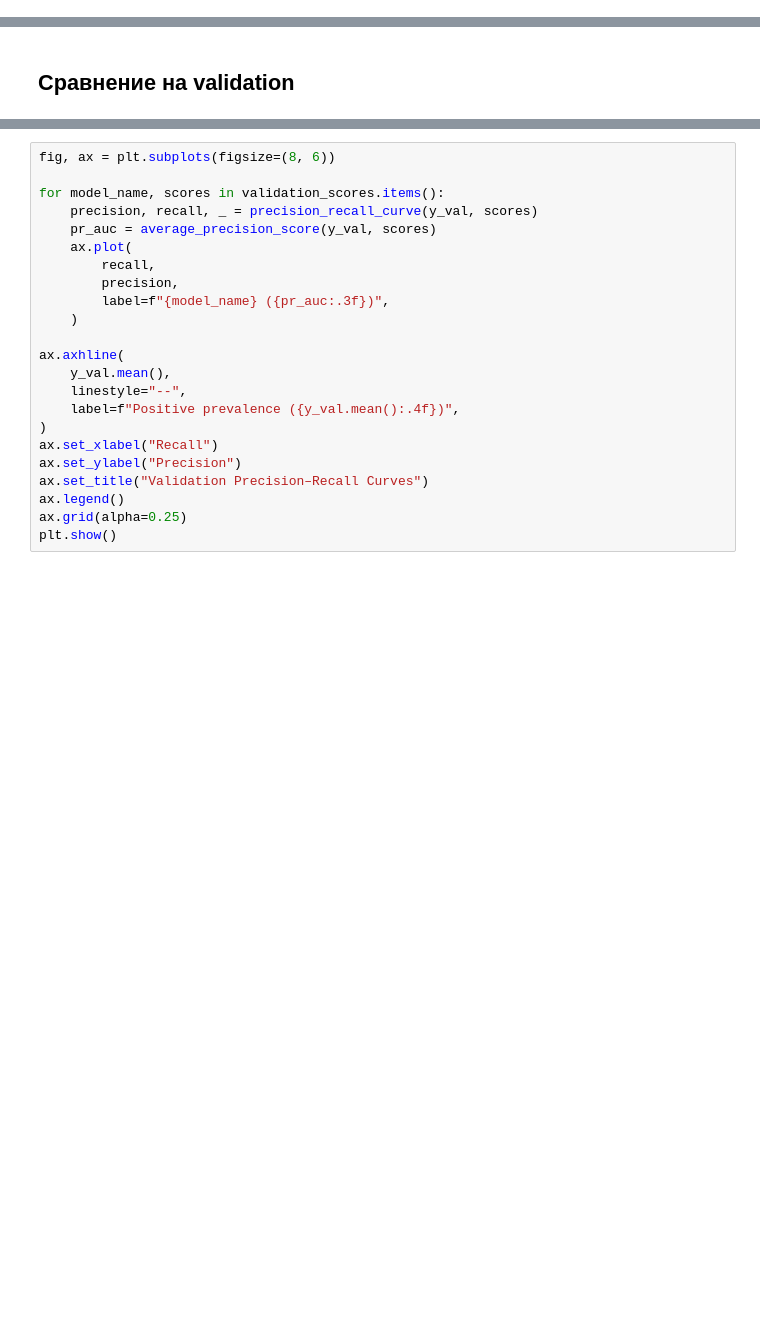
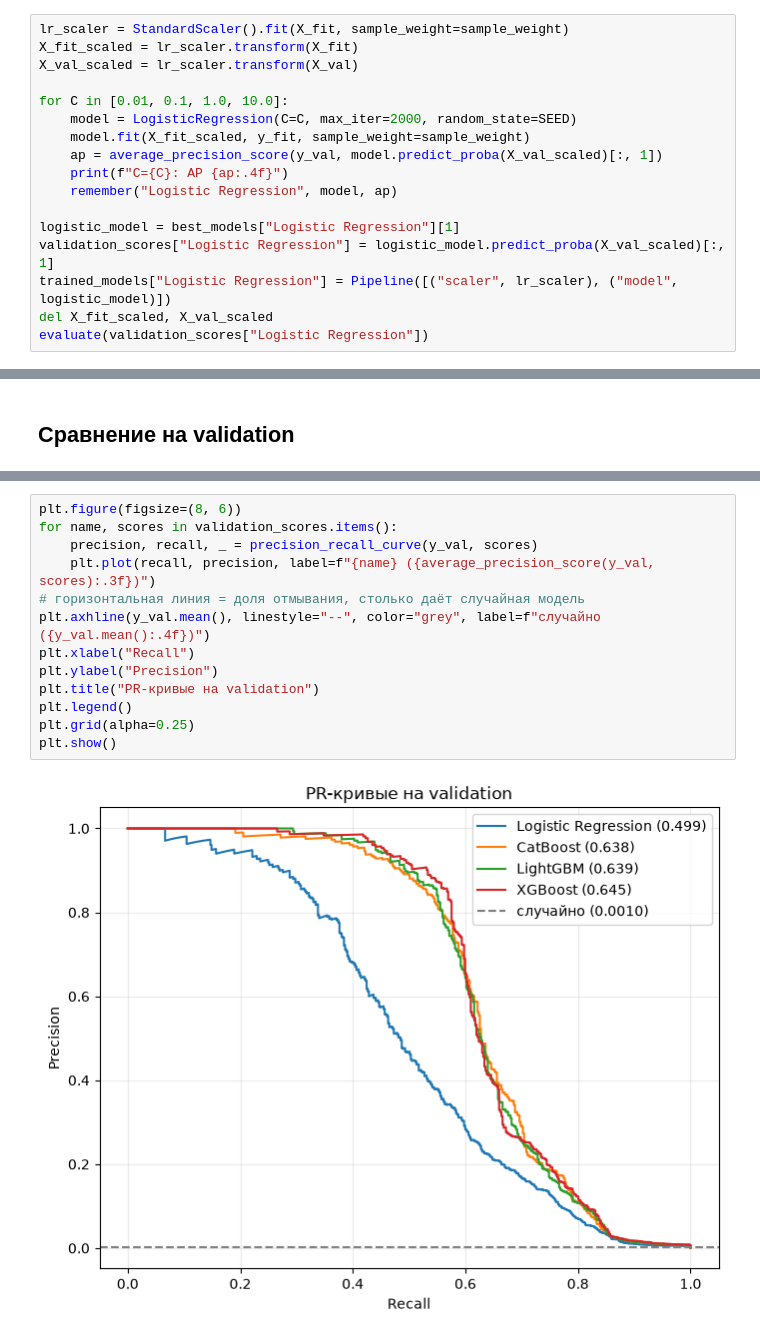
Before and after one commit to WSL-AI/AML, a Jupyter notebook: notebooks/03_training.ipynb, the cells around one changed output, grey strips where cells are left out. Cells and saved outputs as stored; diff of their text form; blank space fills up the shorter version.

```diff
--- a/notebooks/03_training.ipynb
+++ b/notebooks/03_training.ipynb
@@ -469,0 +116,17 @@ ranking_metrics(y_val, validation_scores["XGBoost"])
+# %%
+lr_scaler = StandardScaler().fit(X_fit, sample_weight=sample_weight)
+X_fit_scaled = lr_scaler.transform(X_fit)
+X_val_scaled = lr_scaler.transform(X_val)
+
+for C in [0.01, 0.1, 1.0, 10.0]:
+    model = LogisticRegression(C=C, max_iter=2000, random_state=SEED)
+    model.fit(X_fit_scaled, y_fit, sample_weight=sample_weight)
+    ap = average_precision_score(y_val, model.predict_proba(X_val_scaled)[:, 1])
+    print(f"C={C}: AP {ap:.4f}")
+    remember("Logistic Regression", model, ap)
+
+logistic_model = best_models["Logistic Regression"][1]
+validation_scores["Logistic Regression"] = logistic_model.predict_proba(X_val_scaled)[:, 1]
+trained_models["Logistic Regression"] = Pipeline([("scaler", lr_scaler), ("model", logistic_model)])
+del X_fit_scaled, X_val_scaled
+evaluate(validation_scores["Logistic Regression"])
@@ -484,23 +323,15 @@ validation_results.style.format("{:.4f}")
 # %%
-fig, ax = plt.subplots(figsize=(8, 6))
-
-for model_name, scores in validation_scores.items():
+plt.figure(figsize=(8, 6))
+for name, scores in validation_scores.items():
     precision, recall, _ = precision_recall_curve(y_val, scores)
-    pr_auc = average_precision_score(y_val, scores)
-    ax.plot(
-        recall,
-        precision,
-        label=f"{model_name} ({pr_auc:.3f})",
-    )
-
-ax.axhline(
-    y_val.mean(),
-    linestyle="--",
-    label=f"Positive prevalence ({y_val.mean():.4f})",
-)
-ax.set_xlabel("Recall")
-ax.set_ylabel("Precision")
-ax.set_title("Validation Precision–Recall Curves")
-ax.legend()
-ax.grid(alpha=0.25)
+    plt.plot(recall, precision, label=f"{name} ({average_precision_score(y_val, scores):.3f})")
+# горизонтальная линия = доля отмывания, столько даёт случайная модель
+plt.axhline(y_val.mean(), linestyle="--", color="grey", label=f"случайно ({y_val.mean():.4f})")
+plt.xlabel("Recall")
+plt.ylabel("Precision")
+plt.title("PR-кривые на validation")
+plt.legend()
+plt.grid(alpha=0.25)
 plt.show()
+# %% [output]
+[figure, added]
```
Also changed, not shown: parts of 48 cells of this notebook, 6 other files.
